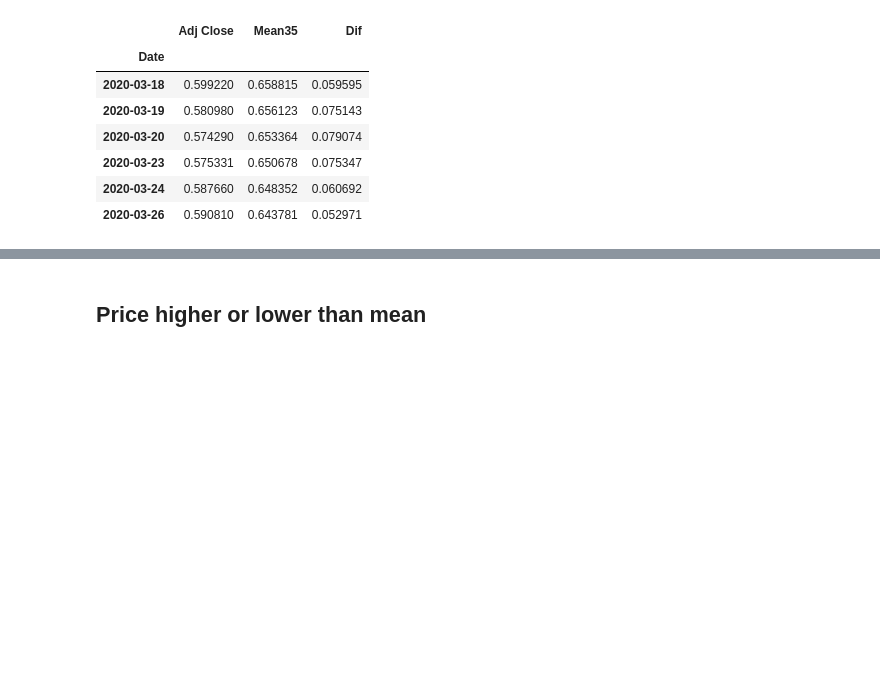
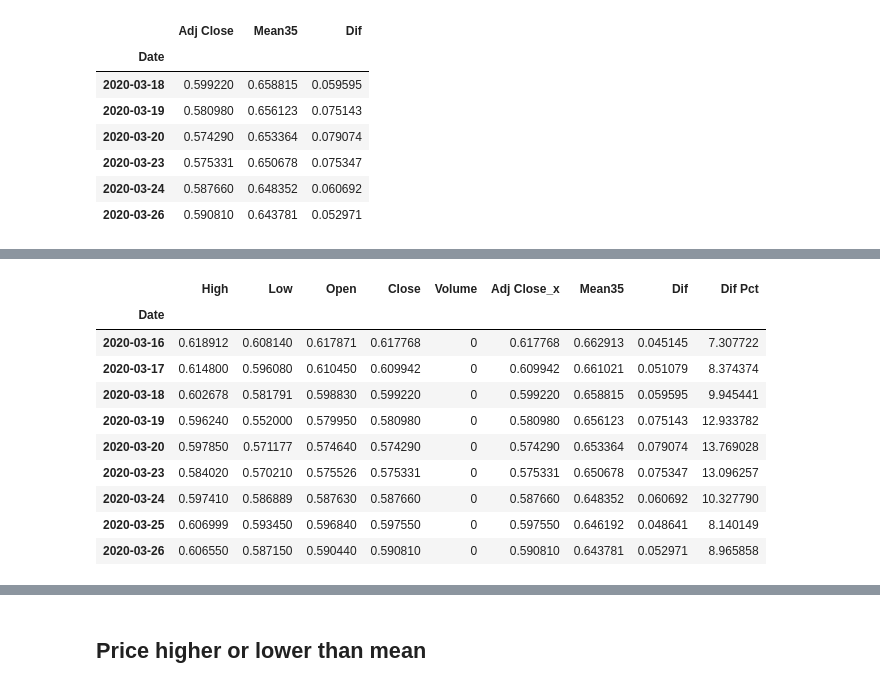
Before and after one commit to tutalae/practice-for-analysing-and-predict-the-price-of-crypto-currency, a Jupyter notebook: Price_Check.ipynb, the cells around one changed output, grey strips where cells are left out. Cells and saved outputs as stored; diff of their text form; code cells hidden in the pictures; blank space fills up the shorter version.

```diff
--- a/Price_Check.ipynb
+++ b/Price_Check.ipynb
@@ -69,0 +95,15 @@ DF1[DF1["Dif"] > mean_dif*3]
+# %%
+# Pct > 7
+DFtotalP[DFtotalP["Dif Pct"] > 7]
+# %% [output]
+|  | High | Low | Open | Close | Volume | Adj Close_x | Mean35 | Dif | Dif Pct |
+| Date |  |  |  |  |  |  |  |  |  |
+| 2020-03-16 | 0.618912 | 0.608140 | 0.617871 | 0.617768 | 0 | 0.617768 | 0.662913 | 0.045145 | 7.307722 |
+| 2020-03-17 | 0.614800 | 0.596080 | 0.610450 | 0.609942 | 0 | 0.609942 | 0.661021 | 0.051079 | 8.374374 |
+| 2020-03-18 | 0.602678 | 0.581791 | 0.598830 | 0.599220 | 0 | 0.599220 | 0.658815 | 0.059595 | 9.945441 |
+| 2020-03-19 | 0.596240 | 0.552000 | 0.579950 | 0.580980 | 0 | 0.580980 | 0.656123 | 0.075143 | 12.933782 |
+| 2020-03-20 | 0.597850 | 0.571177 | 0.574640 | 0.574290 | 0 | 0.574290 | 0.653364 | 0.079074 | 13.769028 |
+| 2020-03-23 | 0.584020 | 0.570210 | 0.575526 | 0.575331 | 0 | 0.575331 | 0.650678 | 0.075347 | 13.096257 |
+| 2020-03-24 | 0.597410 | 0.586889 | 0.587630 | 0.587660 | 0 | 0.587660 | 0.648352 | 0.060692 | 10.327790 |
+| 2020-03-25 | 0.606999 | 0.593450 | 0.596840 | 0.597550 | 0 | 0.597550 | 0.646192 | 0.048641 | 8.140149 |
+| 2020-03-26 | 0.606550 | 0.587150 | 0.590440 | 0.590810 | 0 | 0.590810 | 0.643781 | 0.052971 | 8.965858 |
```
Also changed, not shown: parts of 7 cells of this notebook.
